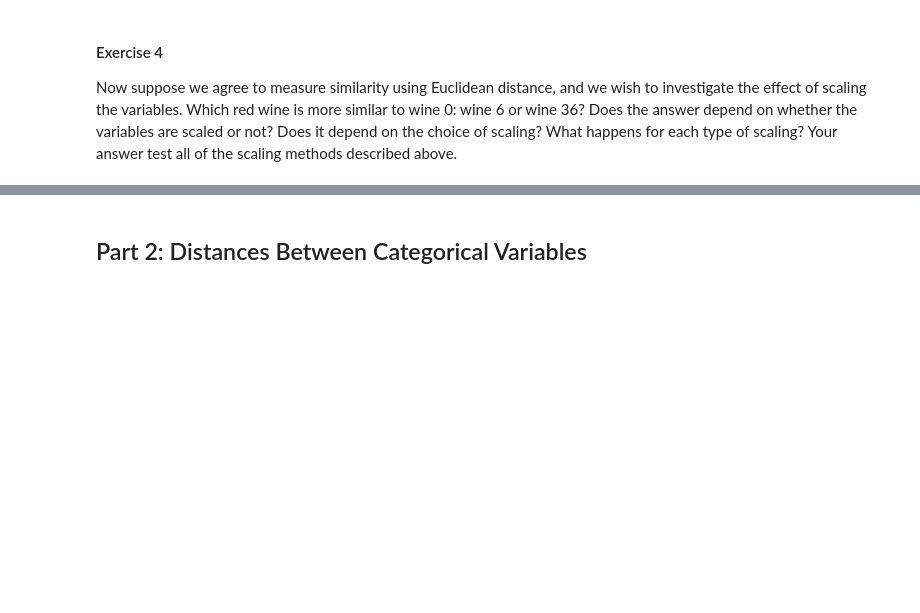
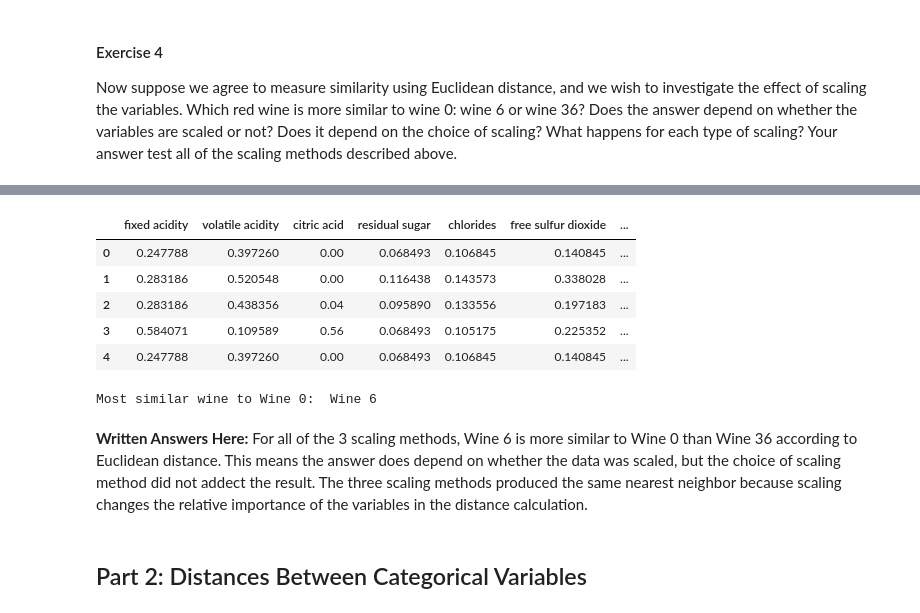
Before and after one commit to RndhS/CMPS-3160---Intro-to-Data-Science, a Jupyter notebook: _labs/Lab07/Lab07.ipynb, the cells around one changed output, grey strips where cells are left out. Cells and saved outputs as stored; diff of their text form; code cells hidden in the pictures; blank space fills up the shorter version.

```diff
--- a/_labs/Lab07/Lab07.ipynb
+++ b/_labs/Lab07/Lab07.ipynb
@@ -368,3 +412,29 @@ Now suppose we agree to measure similarity using Euclidean distance, and we wish
+# %%
+## Scaling by min-max scaling:
+
+wines_minmax = (df_reds - df_reds.min()) / (df_reds.max() - df_reds.min())
+wines_minmax.head()
+# %% [output]
+|  | fixed acidity | volatile acidity | citric acid | residual sugar | chlorides | free sulfur dioxide | ... |
+| 0 | 0.247788 | 0.397260 | 0.00 | 0.068493 | 0.106845 | 0.140845 | ... |
+| 1 | 0.283186 | 0.520548 | 0.00 | 0.116438 | 0.143573 | 0.338028 | ... |
+| 2 | 0.283186 | 0.438356 | 0.04 | 0.095890 | 0.133556 | 0.197183 | ... |
+| 3 | 0.584071 | 0.109589 | 0.56 | 0.068493 | 0.105175 | 0.225352 | ... |
+| 4 | 0.247788 | 0.397260 | 0.00 | 0.068493 | 0.106845 | 0.140845 | ... |
+# %%
+## Euclidean distance:
+wine0_minmax = wines_minmax.loc[0]
+wine6_minmax = wines_minmax.loc[6]
+wine36_minmax = wines_minmax.loc[36]
+
+euclidean_w6_minmax = np.sqrt(((wine6_minmax - wine0_minmax)**2).sum())
+euclidean_w36_minmax = np.sqrt(((wine36_minmax - wine0_minmax)**2).sum())
+
+print("Most similar wine to Wine 0: ", "Wine 6" if euclidean_w6_minmax < euclidean_w36_minmax else "Wine 36")
+# %% [output]
+Most similar wine to Wine 0:  Wine 6
+# %% [markdown]
+**Written Answers Here:** For all of the 3 scaling methods, Wine 6 is more similar to Wine 0 than Wine 36 according to Euclidean distance. This means the answer does depend on whether the data was scaled, but the choice of scaling method did not addect the result. The three scaling methods produced the same nearest neighbor because scaling changes the relative importance of the variables in the distance calculation.
 # %% [markdown]
 ## Part 2: Distances Between Categorical Variables
 # %% [markdown]
```
Also changed, not shown: parts of 23 cells of this notebook.
